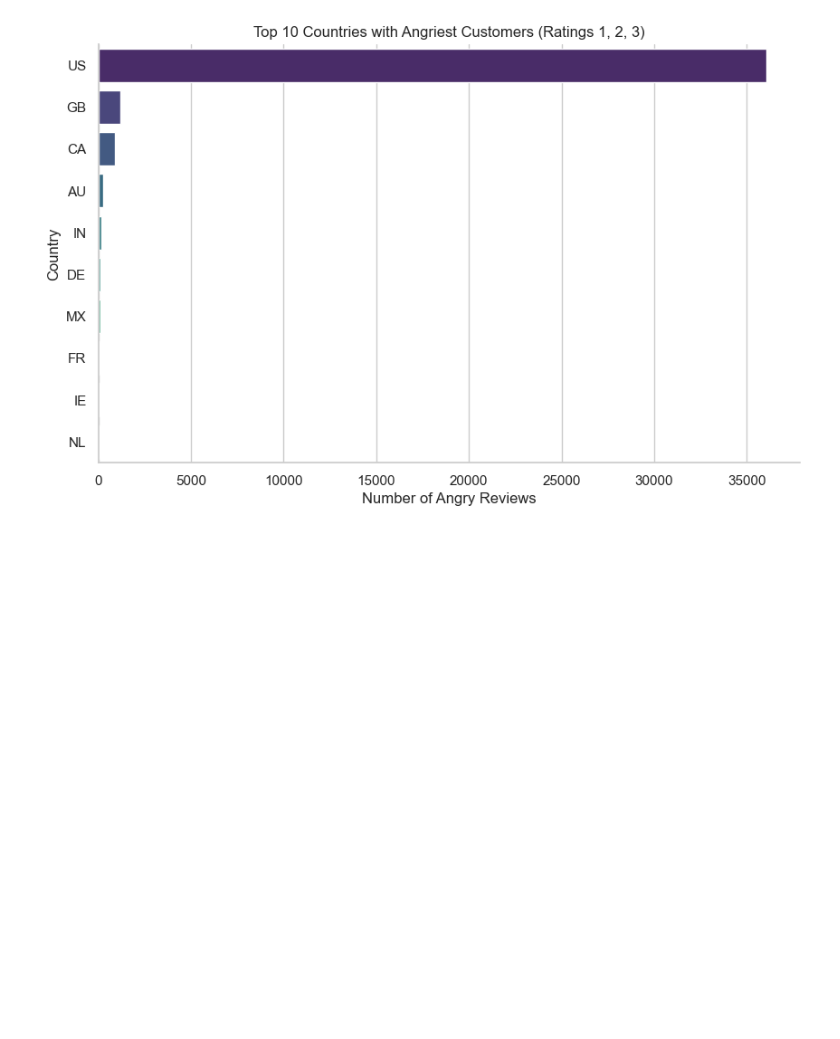
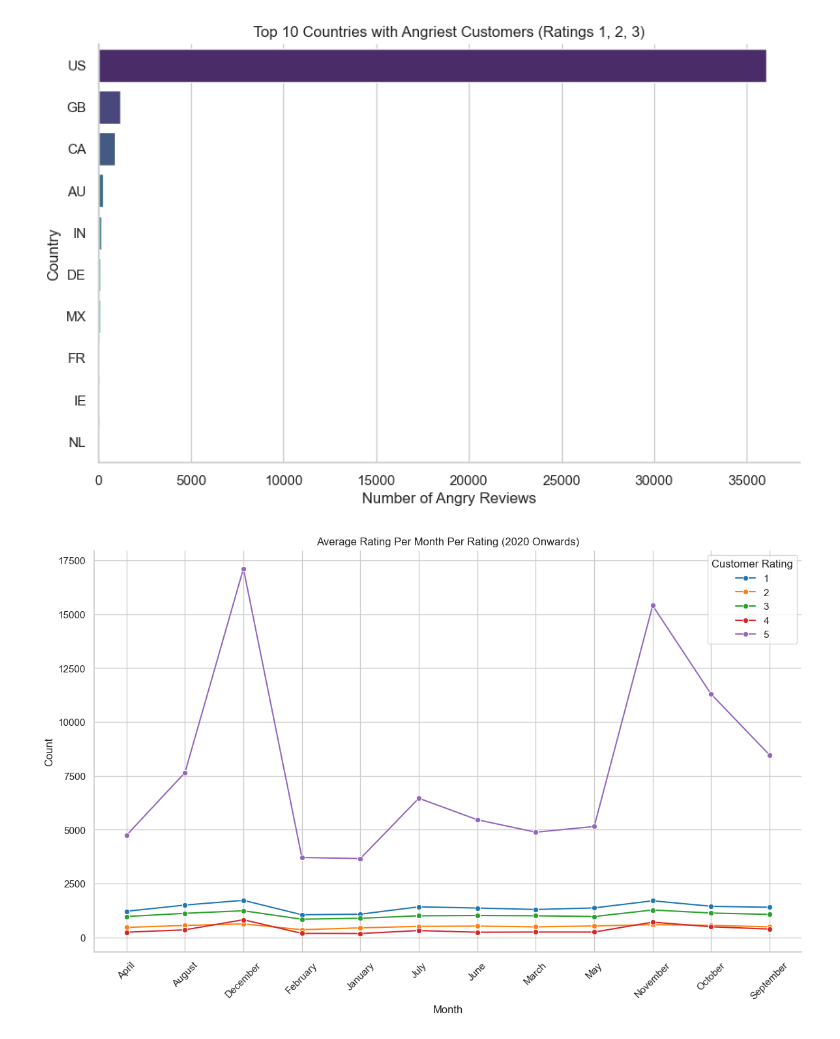
Before and after one commit to fbarulli/trust_me, a Jupyter notebook: fabian/EDA/EDA.ipynb, the cells around one changed output. Cells and saved outputs as stored; diff of their text form; code cells hidden in the pictures; blank space fills up the shorter version.

```diff
--- a/fabian/EDA/EDA.ipynb
+++ b/fabian/EDA/EDA.ipynb
@@ -176,3 +171,20 @@ plt.ylabel('Country')
 plt.show()
 # %% [output]
 [figure]
+# %%
+df['month'] = df['date_experience'].dt.month_name()
+filtered_df = df[df['date_experience'] >= '2020-01-01']
+
+average_rating_per_month_per_rating = filtered_df.groupby(['month', 'cust_rating']).size().reset_index(name='count')
+
+plt.figure(figsize=(14, 8))
+sns.lineplot(data=average_rating_per_month_per_rating, x='month', y='count', hue='cust_rating', marker='o', palette='tab10')
+sns.despine()
+plt.title('Average Rating Per Month Per Rating (2020 Onwards)')
+plt.xlabel('Month')
+plt.ylabel('Count')
+plt.legend(title='Customer Rating')
+plt.xticks(rotation=45)
+plt.show()
+# %% [output]
+[figure, added]
```
Also changed, not shown: parts of 1 cell of this notebook, 1 other file.
